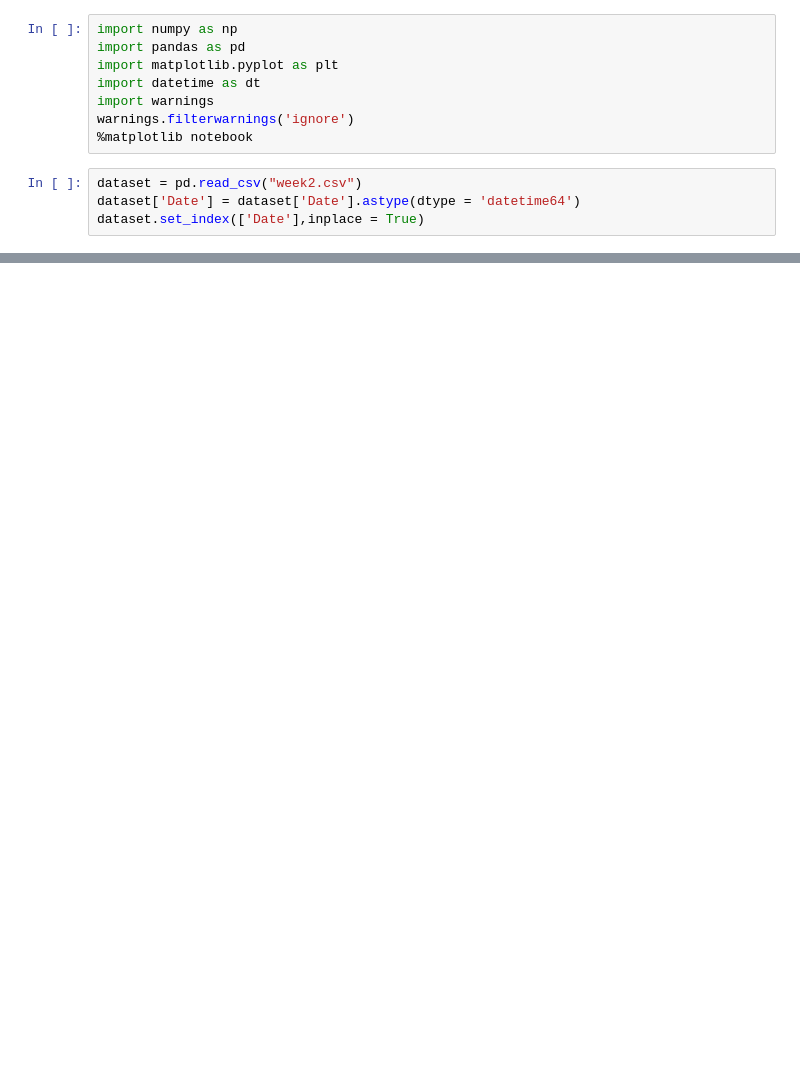
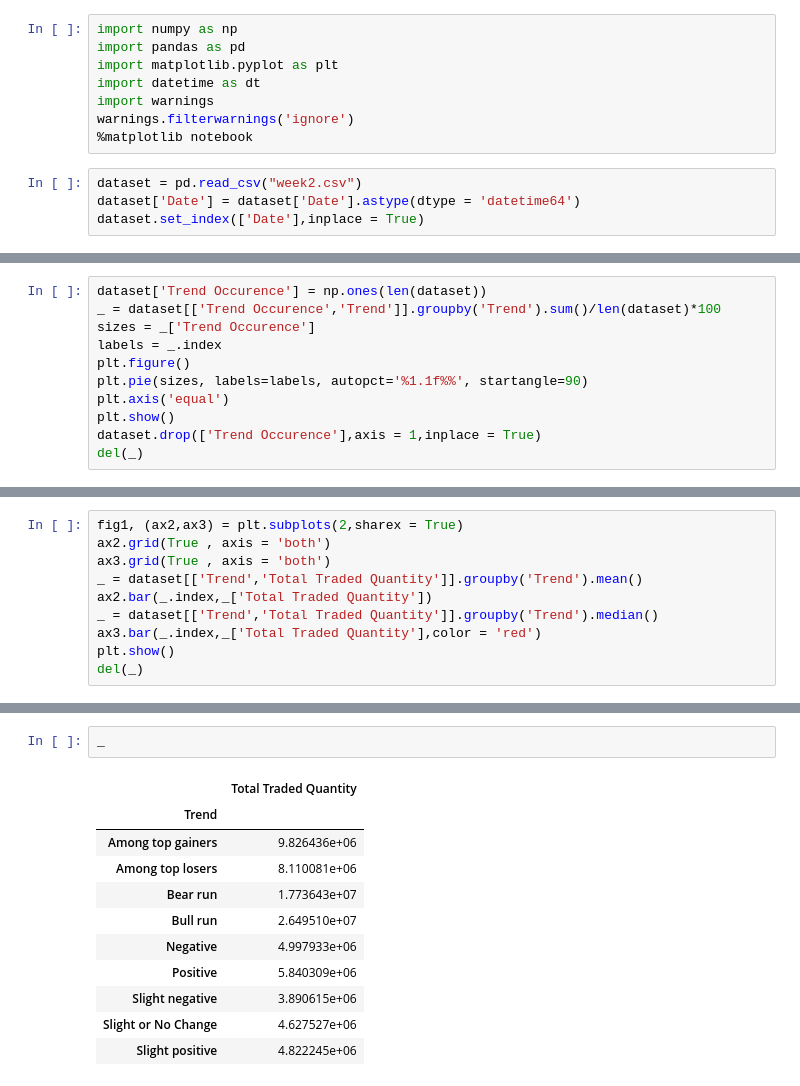
Before and after one commit to Daywalker21/AICTE-Aspiration.ai_ML-DS, a Jupyter notebook: Module 2- Plotting in Financial Markets.ipynb, the cells around one changed output, grey strips where cells are left out. Saved outputs shown, nothing was run; the diff lists cells and outputs as text; blank space fills up the shorter version.

```diff
--- a/Module 2- Plotting in Financial Markets.ipynb
+++ b/Module 2- Plotting in Financial Markets.ipynb
@@ -58,0 +52,11 @@ dataset
+# %%
+dataset['Trend Occurence'] = np.ones(len(dataset))
+_ = dataset[['Trend Occurence','Trend']].groupby('Trend').sum()/len(dataset)*100
+sizes = _['Trend Occurence']
+labels = _.index
+plt.figure()
+plt.pie(sizes, labels=labels, autopct='%1.1f%%', startangle=90)
+plt.axis('equal')
+plt.show()
+dataset.drop(['Trend Occurence'],axis = 1,inplace = True)
+del(_)
@@ -58,0 +66,10 @@ dataset
+# %%
+fig1, (ax2,ax3) = plt.subplots(2,sharex = True)
+ax2.grid(True , axis = 'both')
+ax3.grid(True , axis = 'both')
+_ = dataset[['Trend','Total Traded Quantity']].groupby('Trend').mean()
+ax2.bar(_.index,_['Total Traded Quantity'])
+_ = dataset[['Trend','Total Traded Quantity']].groupby('Trend').median()
+ax3.bar(_.index,_['Total Traded Quantity'],color = 'red')
+plt.show()
+del(_)
@@ -58,0 +102,14 @@ dataset
+# %%
+_
+# %% [output]
+|  | Total Traded Quantity |
+| Trend |  |
+| Among top gainers | 9.826436e+06 |
+| Among top losers | 8.110081e+06 |
+| Bear run | 1.773643e+07 |
+| Bull run | 2.649510e+07 |
+| Negative | 4.997933e+06 |
+| Positive | 5.840309e+06 |
+| Slight negative | 3.890615e+06 |
+| Slight or No Change | 4.627527e+06 |
+| Slight positive | 4.822245e+06 |
```
Also changed, not shown: parts of 6 cells of this notebook.
